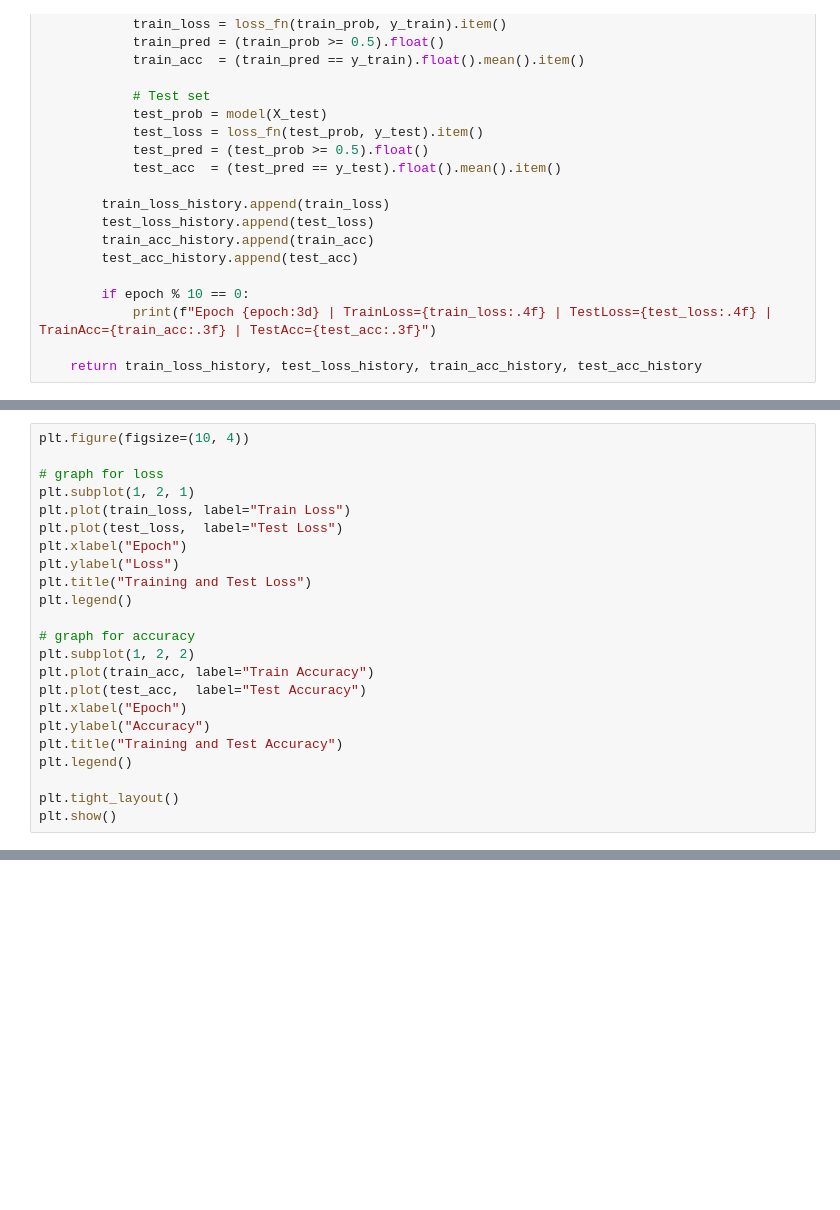
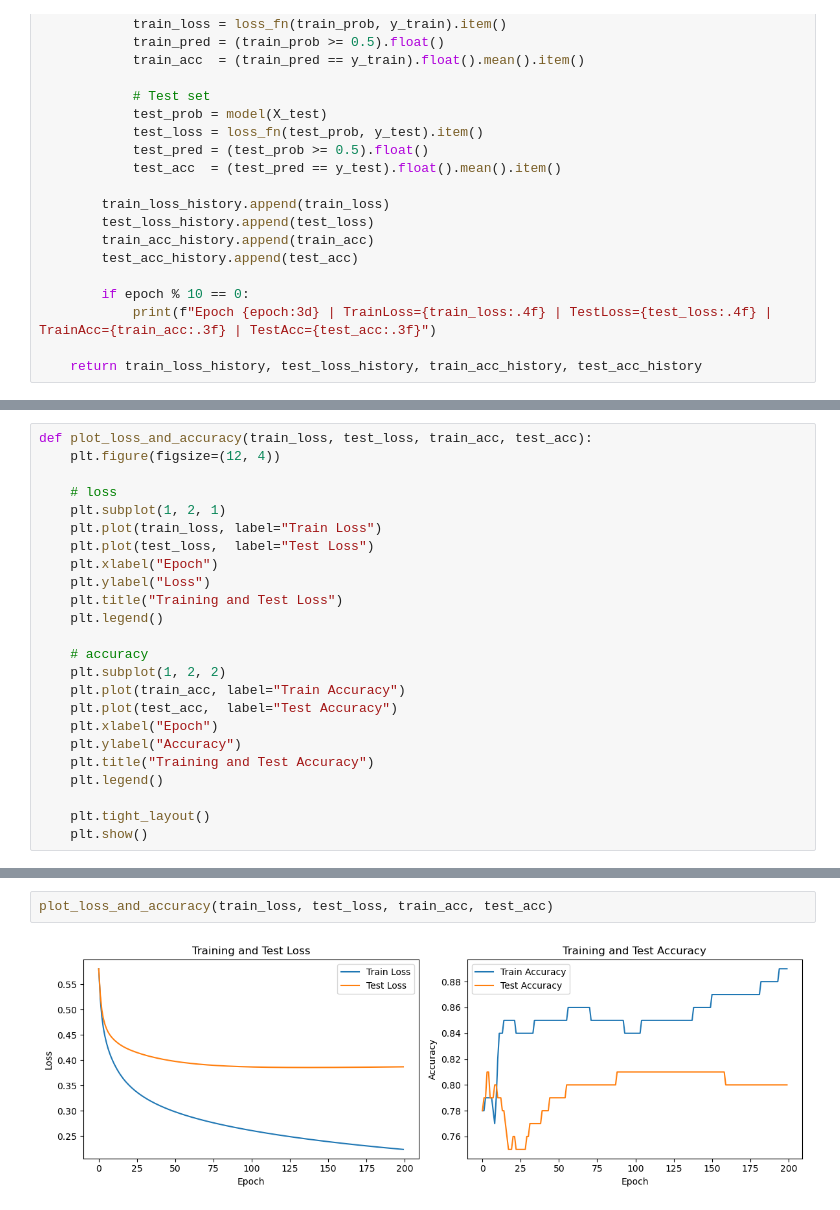
Before and after one commit to nasoskar/ProgrAndMaths, a Jupyter notebook: task2/ecg_project.ipynb, the cells around one changed output, grey strips where cells are left out. Cells and saved outputs as stored; diff of their text form; blank space fills up the shorter version.

Commit message:
Define plot funtion

```diff
--- a/task2/ecg_project.ipynb
+++ b/task2/ecg_project.ipynb
@@ -168,23 +145,24 @@ Epoch 190 | TrainLoss=0.2265 | TestLoss=0.3867 | TrainAcc=0.880 | TestAcc=0.800
 # %%
-plt.figure(figsize=(10, 4))
+def plot_loss_and_accuracy(train_loss, test_loss, train_acc, test_acc):
+    plt.figure(figsize=(12, 4))
 
-# graph for loss
-plt.subplot(1, 2, 1)
-plt.plot(train_loss, label="Train Loss")
-plt.plot(test_loss,  label="Test Loss")
-plt.xlabel("Epoch")
-plt.ylabel("Loss")
-plt.title("Training and Test Loss")
-plt.legend()
+    # loss
+    plt.subplot(1, 2, 1)
+    plt.plot(train_loss, label="Train Loss")
+    plt.plot(test_loss,  label="Test Loss")
+    plt.xlabel("Epoch")
+    plt.ylabel("Loss")
+    plt.title("Training and Test Loss")
+    plt.legend()
 
-# graph for accuracy
-plt.subplot(1, 2, 2)
-plt.plot(train_acc, label="Train Accuracy")
-plt.plot(test_acc,  label="Test Accuracy")
-plt.xlabel("Epoch")
-plt.ylabel("Accuracy")
-plt.title("Training and Test Accuracy")
-plt.legend()
+    # accuracy
+    plt.subplot(1, 2, 2)
+    plt.plot(train_acc, label="Train Accuracy")
+    plt.plot(test_acc,  label="Test Accuracy")
+    plt.xlabel("Epoch")
+    plt.ylabel("Accuracy")
+    plt.title("Training and Test Accuracy")
+    plt.legend()
 
-plt.tight_layout()
-plt.show()
+    plt.tight_layout()
+    plt.show()
@@ -192,0 +219,4 @@ plt.show()
+# %%
+plot_loss_and_accuracy(train_loss, test_loss, train_acc, test_acc)
+# %% [output]
+[figure, added]
```
Also changed, not shown: parts of 6 cells of this notebook.
